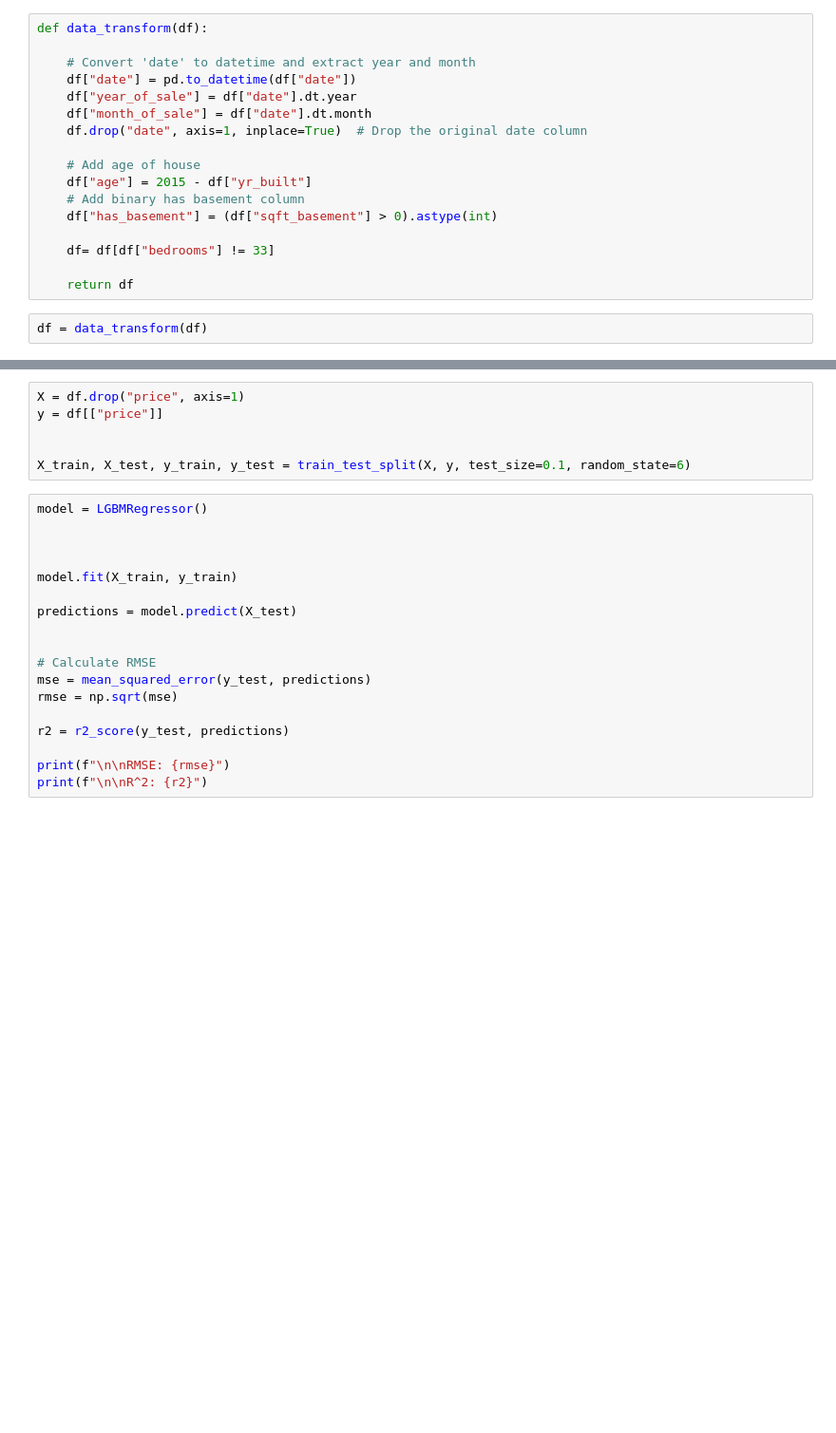
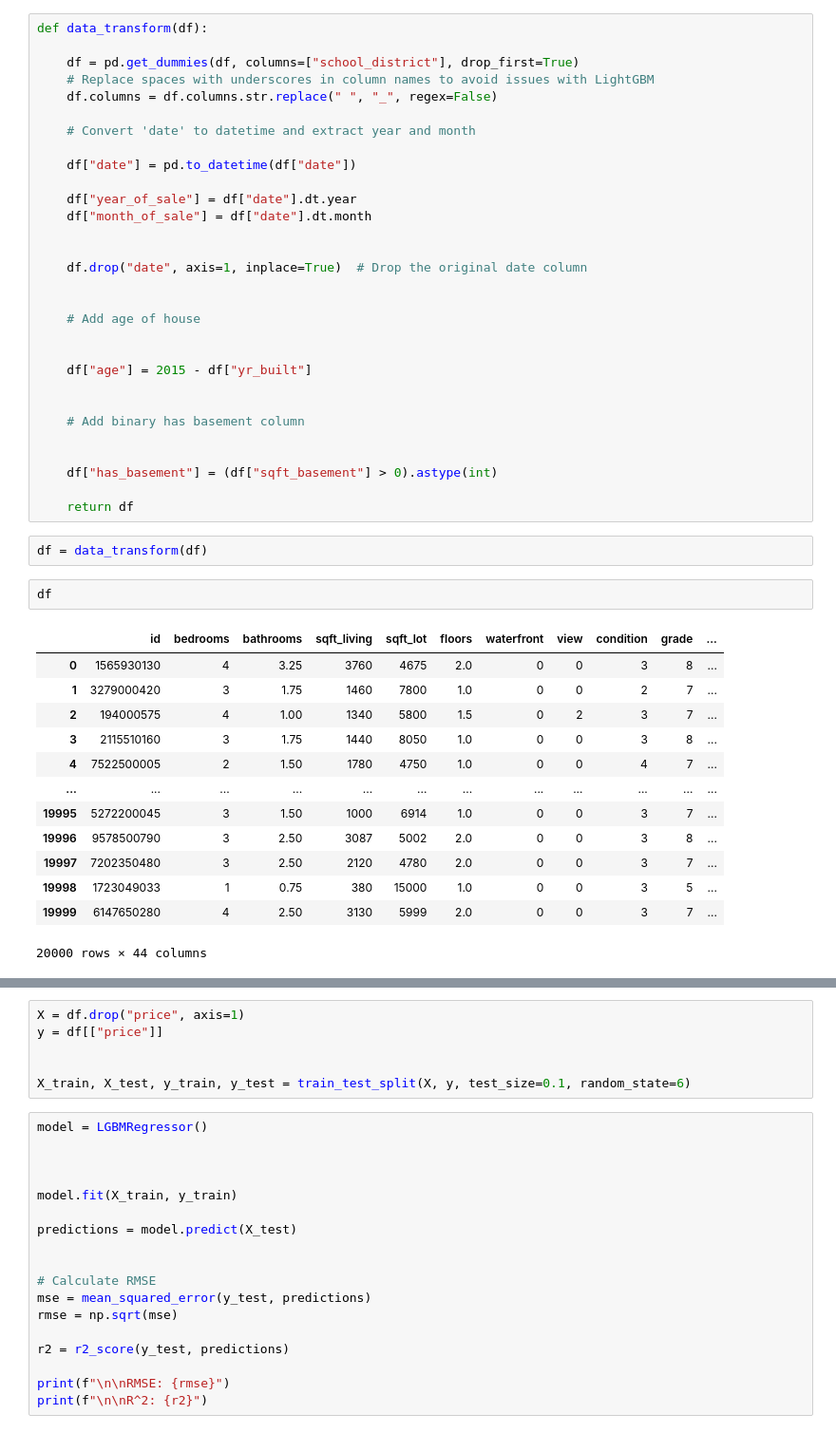
Before and after one commit to nlunce/cse450, a Jupyter notebook: module-03/LGBM.ipynb, the cells around one changed output, grey strips where cells are left out. Shown at 95% size. Saved outputs shown, nothing was run; the diff lists cells and outputs as text; blank space fills up the shorter version.

```diff
--- a/module-03/LGBM.ipynb
+++ b/module-03/LGBM.ipynb
@@ -20,19 +37,48 @@ df = pd.merge(df, crime_rate, on="zipcode", how="left")
 # %%
 def data_transform(df):
 
+    df = pd.get_dummies(df, columns=["school_district"], drop_first=True)
+    # Replace spaces with underscores in column names to avoid issues with LightGBM
+    df.columns = df.columns.str.replace(" ", "_", regex=False)
+
     # Convert 'date' to datetime and extract year and month
+
     df["date"] = pd.to_datetime(df["date"])
+
     df["year_of_sale"] = df["date"].dt.year
     df["month_of_sale"] = df["date"].dt.month
+
+
     df.drop("date", axis=1, inplace=True)  # Drop the original date column
 
+
     # Add age of house
+
+
     df["age"] = 2015 - df["yr_built"]
+
+
     # Add binary has basement column
+
+
     df["has_basement"] = (df["sqft_basement"] > 0).astype(int)
 
-    df= df[df["bedrooms"] != 33]
-
     return df
 # %%
 df = data_transform(df)
+# %%
+df
+# %% [output]
+|  | id | bedrooms | bathrooms | sqft_living | sqft_lot | floors | waterfront | view | condition | grade | ... |
+| 0 | 1565930130 | 4 | 3.25 | 3760 | 4675 | 2.0 | 0 | 0 | 3 | 8 | ... |
+| 1 | 3279000420 | 3 | 1.75 | 1460 | 7800 | 1.0 | 0 | 0 | 2 | 7 | ... |
+| 2 | 194000575 | 4 | 1.00 | 1340 | 5800 | 1.5 | 0 | 2 | 3 | 7 | ... |
+| 3 | 2115510160 | 3 | 1.75 | 1440 | 8050 | 1.0 | 0 | 0 | 3 | 8 | ... |
+| 4 | 7522500005 | 2 | 1.50 | 1780 | 4750 | 1.0 | 0 | 0 | 4 | 7 | ... |
+| ... | ... | ... | ... | ... | ... | ... | ... | ... | ... | ... | ... |
+| 19995 | 5272200045 | 3 | 1.50 | 1000 | 6914 | 1.0 | 0 | 0 | 3 | 7 | ... |
+| 19996 | 9578500790 | 3 | 2.50 | 3087 | 5002 | 2.0 | 0 | 0 | 3 | 8 | ... |
+| 19997 | 7202350480 | 3 | 2.50 | 2120 | 4780 | 2.0 | 0 | 0 | 3 | 7 | ... |
+| 19998 | 1723049033 | 1 | 0.75 | 380 | 15000 | 1.0 | 0 | 0 | 3 | 5 | ... |
+| 19999 | 6147650280 | 4 | 2.50 | 3130 | 5999 | 2.0 | 0 | 0 | 3 | 7 | ... |
+20000 rows × 44 columns
```
Also changed, not shown: parts of 7 cells of this notebook, 3 other files.
